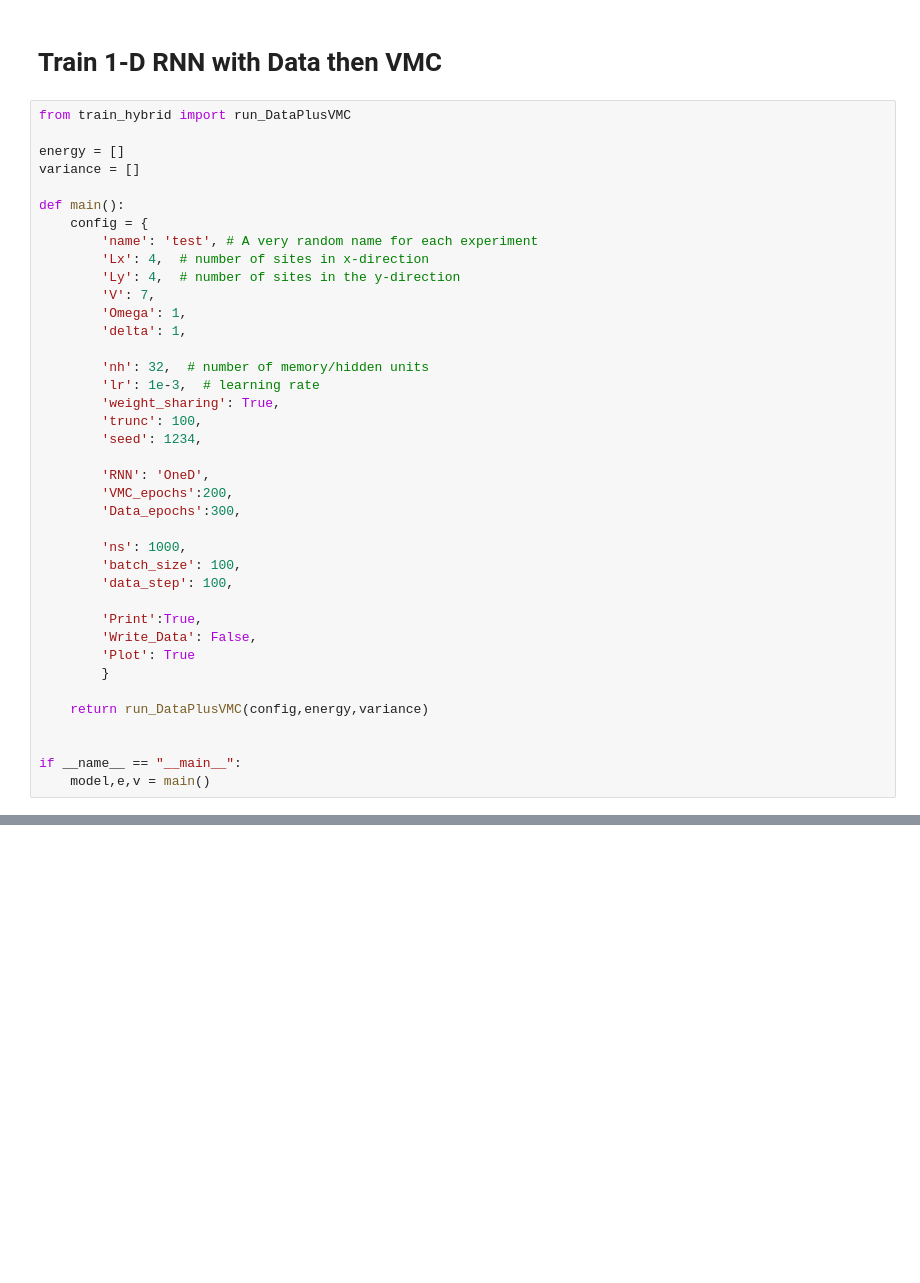
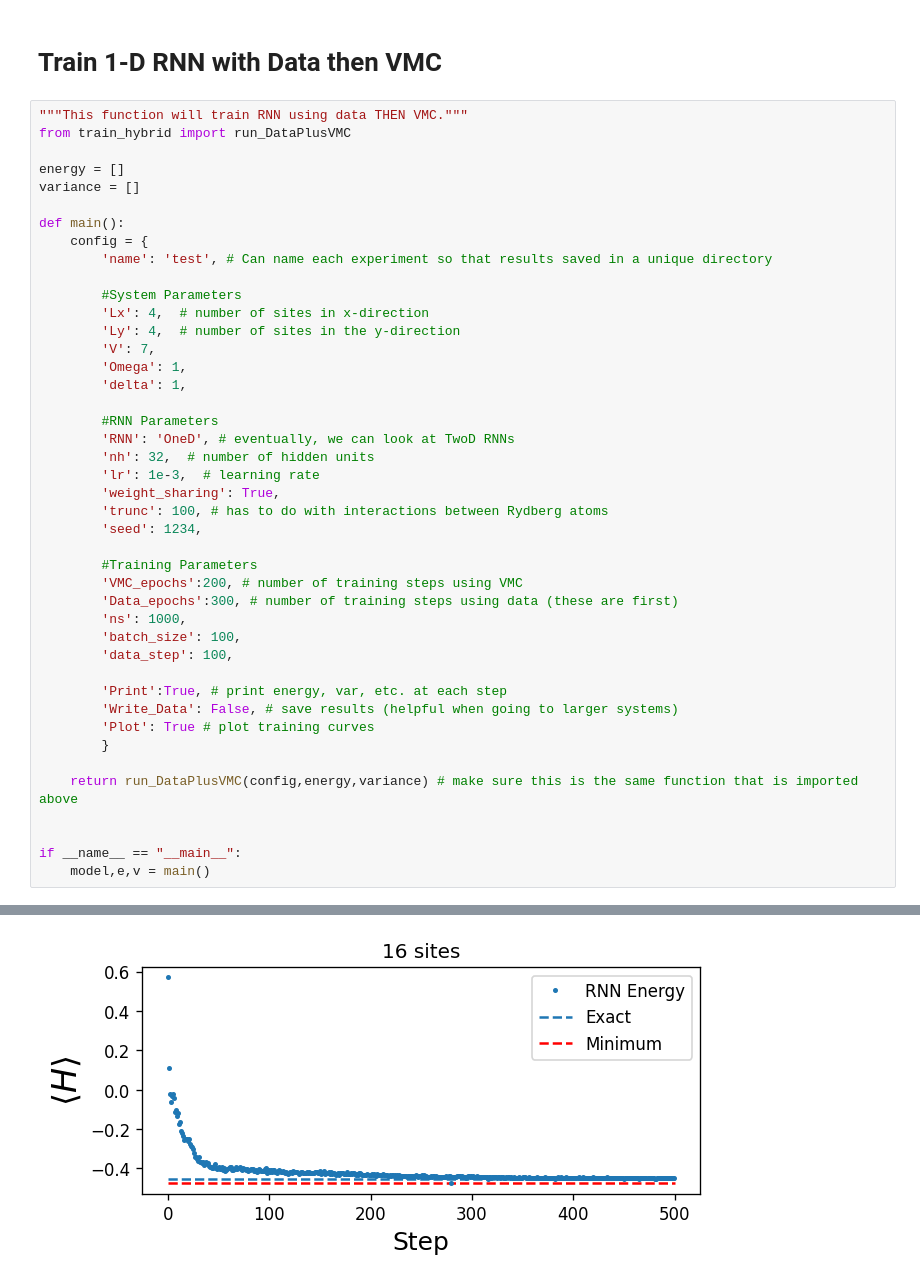
Before and after one commit to slattekr/RydbergStateReReconstruction, a Jupyter notebook: Mary/Demo.ipynb, the cells around one changed output, grey strips where cells are left out. Saved outputs shown, nothing was run; the diff lists cells and outputs as text; blank space fills up the shorter version.

```diff
--- a/Mary/Demo.ipynb
+++ b/Mary/Demo.ipynb
@@ -111,6 +151,7 @@ if __name__ == "__main__":
 # %% [markdown]
 # Train 1-D RNN with Data then VMC
 # %%
+"""This function will train RNN using data THEN VMC."""
 from train_hybrid import run_DataPlusVMC
 
 energy = []
@@ -118,34 +159,38 @@ variance = []
 
 def main():
     config = {
-        'name': 'test', # A very random name for each experiment
+        'name': 'test', # Can name each experiment so that results saved in a unique directory
+
+        #System Parameters
         'Lx': 4,  # number of sites in x-direction
         'Ly': 4,  # number of sites in the y-direction
         'V': 7,
         'Omega': 1,
         'delta': 1,
 
-        'nh': 32,  # number of memory/hidden units
+        #RNN Parameters
+        'RNN': 'OneD', # eventually, we can look at TwoD RNNs
+        'nh': 32,  # number of hidden units
         'lr': 1e-3,  # learning rate
         'weight_sharing': True,
-        'trunc': 100,
+        'trunc': 100, # has to do with interactions between Rydberg atoms
         'seed': 1234,
 
-        'RNN': 'OneD',
-        'VMC_epochs':200,
-        'Data_epochs':300,
-
+        #Training Parameters
+        'VMC_epochs':200, # number of training steps using VMC
+        'Data_epochs':300, # number of training steps using data (these are first)
         'ns': 1000,
         'batch_size': 100,
         'data_step': 100,
 
-        'Print':True,
-        'Write_Data': False,
-        'Plot': True
+        'Print':True, # print energy, var, etc. at each step
+        'Write_Data': False, # save results (helpful when going to larger systems)
+        'Plot': True # plot training curves
         }
 
-    return run_DataPlusVMC(config,energy,variance)
+    return run_DataPlusVMC(config,energy,variance) # make sure this is the same function that is imported above
 
 
 if __name__ == "__main__":
     model,e,v = main()
+# %% [output]
@@ -151,0 +214 @@ if __name__ == "__main__":
+[figure, added]
```
Also changed, not shown: parts of 3 cells of this notebook.
